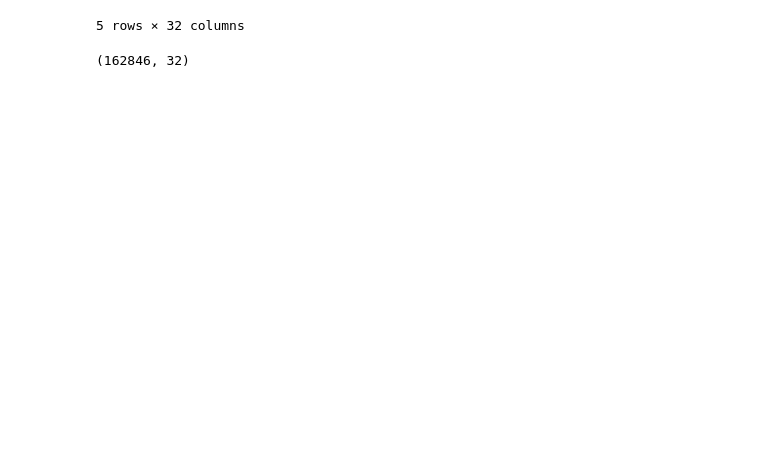
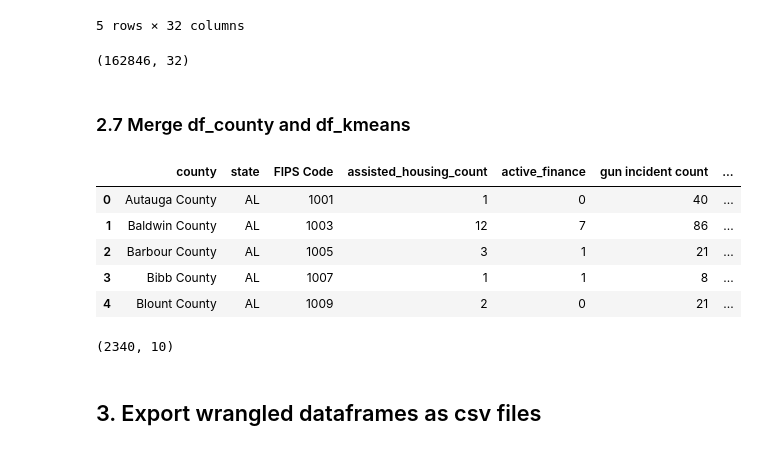
Before and after one commit to bdhickling1/CF-Gun-Violence-and-Communities, a Jupyter notebook: 3 Scripts/Task6_7_Storyboard Prep.ipynb, the cells around one changed output. Cells and saved outputs as stored; diff of their text form; code cells hidden in the pictures; blank space fills up the shorter version.

```diff
--- a/3 Scripts/Task6_7_Storyboard Prep.ipynb
+++ b/3 Scripts/Task6_7_Storyboard Prep.ipynb
@@ -32,6 +32,9 @@ df_gun = pd.read_csv(os.path.join(path, '2_Data', 'Prepared Data', 'Gun Violence
 df_edu = pd.read_csv(os.path.join(path, '2_Data', 'Prepared Data', 'Education_cleaned.csv'), index_col = 0)
 df_job = pd.read_csv(os.path.join(path, '2_Data', 'Prepared Data', 'Unemployment_cleaned.csv'), index_col = 0)
 df_county = pd.read_csv(os.path.join(path, '2_Data', 'Prepared Data', 'State_County_FIPS_cleaned.csv'), index_col = 0)
+# %%
+# Import kmeans_cluster.csv as df_kmeans to merge with df_county for mapping
+df_kmeans = pd.read_csv(os.path.join(path, '2_Data', 'Storyboard', 'kmeans_cluster.csv'), index_col = 0)
 # %%
 df_HUD.head()
 # %% [output]
@@ -406,6 +426,25 @@ df_explore2.head()
 df_explore2.shape
 # %% [output]
 (162846, 32)
+# %% [markdown]
+### 2.7 Merge df_county and df_kmeans
+# %%
+df_kmeans_map = df_county.merge(df_kmeans, on = 'FIPS Code')
+# %%
+df_kmeans_map.head()
+# %% [output]
+|  | county | state | FIPS Code | assisted_housing_count | active_finance | gun incident count | ... |
+| 0 | Autauga County | AL | 1001 | 1 | 0 | 40 | ... |
+| 1 | Baldwin County | AL | 1003 | 12 | 7 | 86 | ... |
+| 2 | Barbour County | AL | 1005 | 3 | 1 | 21 | ... |
+| 3 | Bibb County | AL | 1007 | 1 | 1 | 8 | ... |
+| 4 | Blount County | AL | 1009 | 2 | 0 | 21 | ... |
+# %%
+df_kmeans_map.shape
+# %% [output]
+(2340, 10)
+# %% [markdown]
+## 3. Export wrangled dataframes as csv files
 # %%
 # Export files
 df_HUD_count.to_csv(os.path.join(path, '2_Data', 'Storyboard', 'HUD_count.csv'))
```
Also changed, not shown: parts of 11 cells of this notebook, 6 other files.
